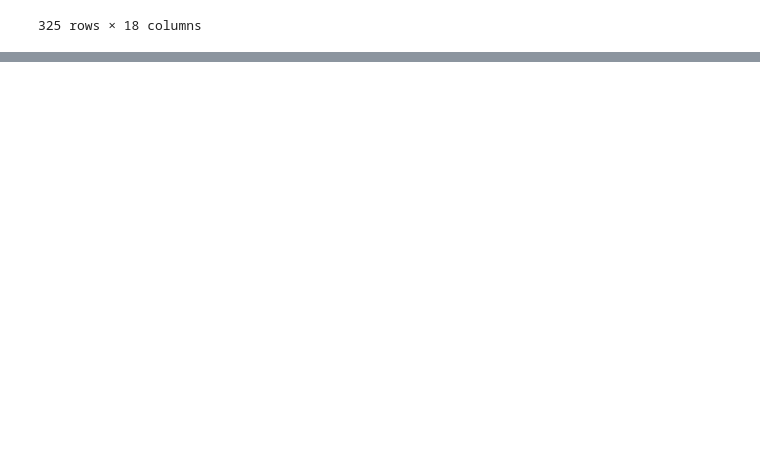
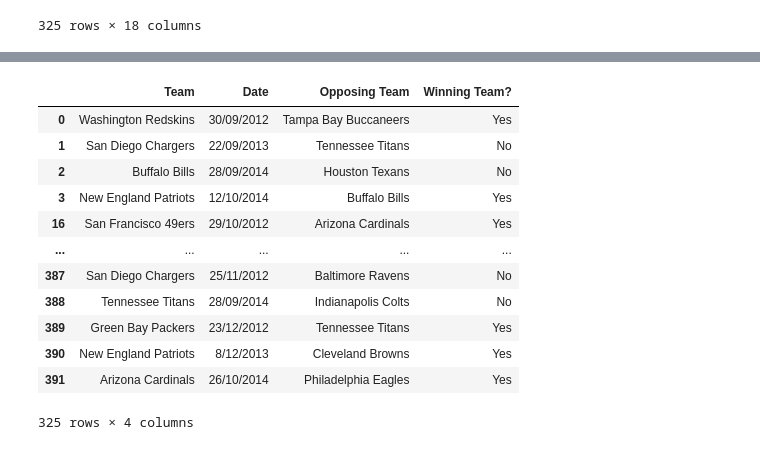
Before and after one commit to DunieCarrasco/nfl_concussion_analysis, a Jupyter notebook: Untitled.ipynb, the cells around one changed output, grey strips where cells are left out. Cells and saved outputs as stored; diff of their text form; code cells hidden in the pictures; blank space fills up the shorter version.

```diff
--- a/Untitled.ipynb
+++ b/Untitled.ipynb
@@ -121,0 +139,17 @@ consussion_2012_2014
+# %%
+team_success_concussion = clean_concussion_2012_2014.loc[:,['Team', 'Date', 'Opposing Team', 'Winning Team?',]]
+team_success_concussion
+# %% [output]
+|  | Team | Date | Opposing Team | Winning Team? |
+| 0 | Washington Redskins | 30/09/2012 | Tampa Bay Buccaneers | Yes |
+| 1 | San Diego Chargers | 22/09/2013 | Tennessee Titans | No |
+| 2 | Buffalo Bills | 28/09/2014 | Houston Texans | No |
+| 3 | New England Patriots | 12/10/2014 | Buffalo Bills | Yes |
+| 16 | San Francisco 49ers | 29/10/2012 | Arizona Cardinals | Yes |
+| ... | ... | ... | ... | ... |
+| 387 | San Diego Chargers | 25/11/2012 | Baltimore Ravens | No |
+| 388 | Tennessee Titans | 28/09/2014 | Indianapolis Colts | No |
+| 389 | Green Bay Packers | 23/12/2012 | Tennessee Titans | Yes |
+| 390 | New England Patriots | 8/12/2013 | Cleveland Browns | Yes |
+| 391 | Arizona Cardinals | 26/10/2014 | Philadelphia Eagles | Yes |
+325 rows × 4 columns
```
Also changed, not shown: parts of 12 cells of this notebook, 1 other file.
